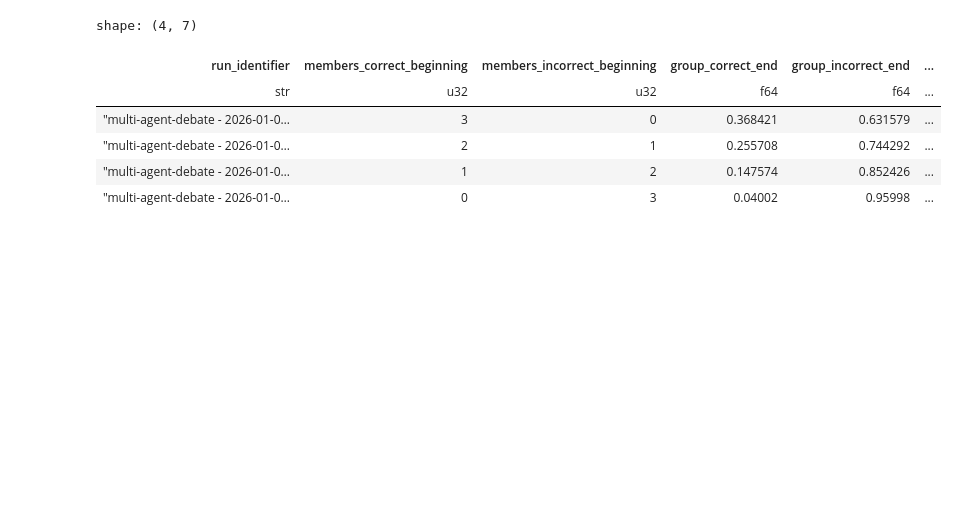
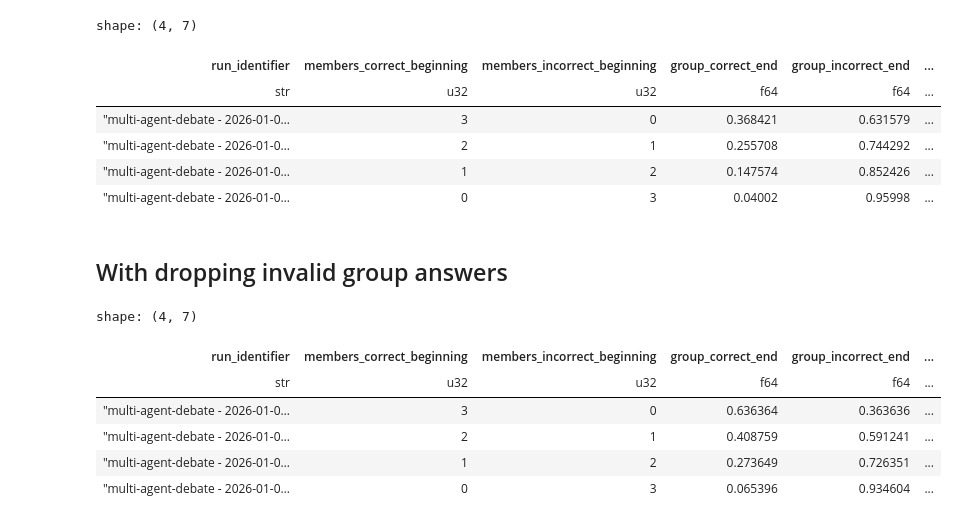
Before and after one commit to XfensorX/Beyond-Multi-Agent-Debate, a Jupyter notebook: sandbox/analysis.ipynb, the cells around one changed output. Drawn from its saved outputs; the diff is of its cells as text; code cells hidden in the pictures; blank space fills up the shorter version.

```diff
--- a/social_studies/sandbox/analysis.ipynb
+++ b/sandbox/analysis.ipynb
@@ -411,3 +413,36 @@ shape: (4, 7)
 | "multi-agent-debate - 2026-01-0… | 2 | 1 | 0.255708 | 0.744292 | ... |
 | "multi-agent-debate - 2026-01-0… | 1 | 2 | 0.147574 | 0.852426 | ... |
 | "multi-agent-debate - 2026-01-0… | 0 | 3 | 0.04002 | 0.95998 | ... |
+# %% [markdown]
+## With dropping invalid group answers
+# %%
+(
+    xxx.select(
+        [
+            "run_identifier",
+            "end_group_correct",
+            "members_correct_beginning",
+            "members_incorrect_beginning",
+            "beginning_group_correct",
+        ]
+    )
+    .drop_nulls(["beginning_group_correct", "end_group_correct"])
+    .group_by(
+        "run_identifier", "members_correct_beginning", "members_incorrect_beginning"
+    )
+    .agg(
+        group_correct_end=pl.col("end_group_correct").mean(),
+        group_incorrect_end=pl.lit(1).sub(pl.col("end_group_correct").mean()),
+        group_correct_beginning=pl.col("beginning_group_correct").mean(),
+        group_incorrect_beginning=pl.lit(1).sub(pl.col("beginning_group_correct").mean()),
+    )
+    .sort(["run_identifier", "members_correct_beginning"], descending=True)
+)
+# %% [output]
+shape: (4, 7)
+| run_identifier | members_correct_beginning | members_incorrect_beginning | group_correct_end | group_incorrect_end | ... |
+| str | u32 | u32 | f64 | f64 | ... |
+| "multi-agent-debate - 2026-01-0… | 3 | 0 | 0.636364 | 0.363636 | ... |
+| "multi-agent-debate - 2026-01-0… | 2 | 1 | 0.408759 | 0.591241 | ... |
+| "multi-agent-debate - 2026-01-0… | 1 | 2 | 0.273649 | 0.726351 | ... |
+| "multi-agent-debate - 2026-01-0… | 0 | 3 | 0.065396 | 0.934604 | ... |
```
Also changed, not shown: parts of 2 cells of this notebook, 53 other files.
